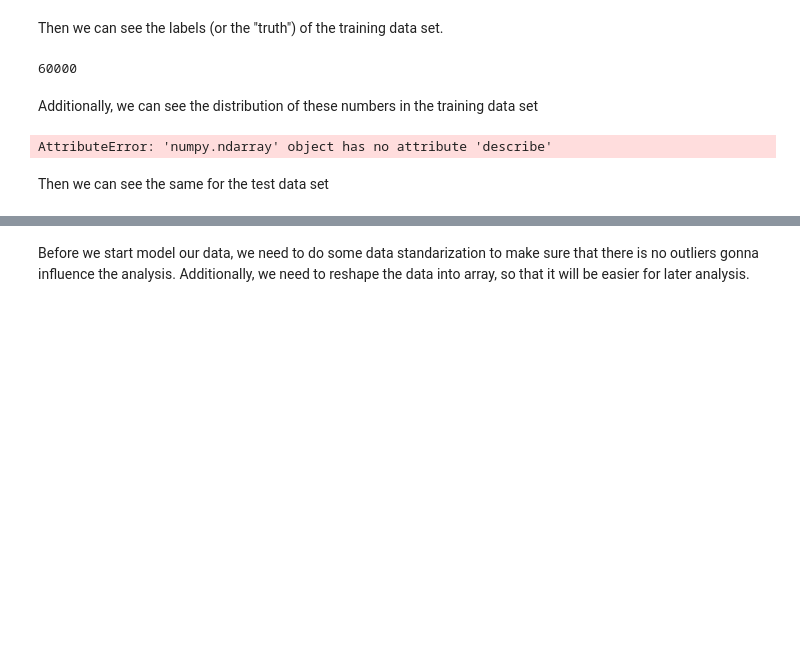
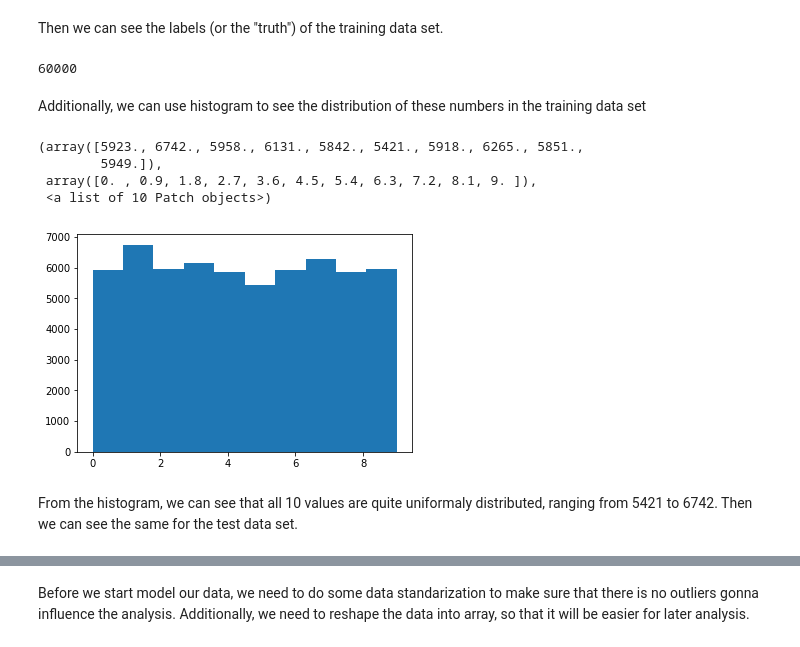
Before and after one commit to xingyanwang-david/PHS597, a Jupyter notebook: PHS597_HW01.ipynb, the cells around one changed output, grey strips where cells are left out. Drawn from its saved outputs; the diff is of its cells as text; code cells hidden in the pictures; blank space fills up the shorter version.

```diff
--- a/PHS597_HW01.ipynb
+++ b/PHS597_HW01.ipynb
@@ -48,18 +52,23 @@ train_images.shape
 (60000, 28, 28)
 # %% [markdown]
 Then we can see the labels (or the "truth") of the training data set.
-# %%
-len(train_labels)
-# %% [output]
-60000
+# %%
+
+len(train_labels)
+# %% [output]
+60000
 # %% [markdown]
-Additionally, we can see the distribution of these numbers in the training data set
+Additionally, we can use histogram to see the distribution of these numbers in the training data set
-# %%
-train_labels.describe()
-# %% [output]
-AttributeError: 'numpy.ndarray' object has no attribute 'describe'
+# %%
+plt.hist(train_labels,bins = 10)
+# %% [output]
+(array([5923., 6742., 5958., 6131., 5842., 5421., 5918., 6265., 5851.,
+        5949.]),
+ array([0. , 0.9, 1.8, 2.7, 3.6, 4.5, 5.4, 6.3, 7.2, 8.1, 9. ]),
+ <a list of 10 Patch objects>)
+[figure, added]
 # %% [markdown]
-Then we can see the same for the test data set
+From the histogram, we can see that all 10 values are quite uniformaly distributed, ranging from 5421 to 6742. Then we can see the same for the test data set.
 # %%
 print(test_images.shape)
 len(test_labels)
```
Also changed, not shown: parts of 93 cells of this notebook.
